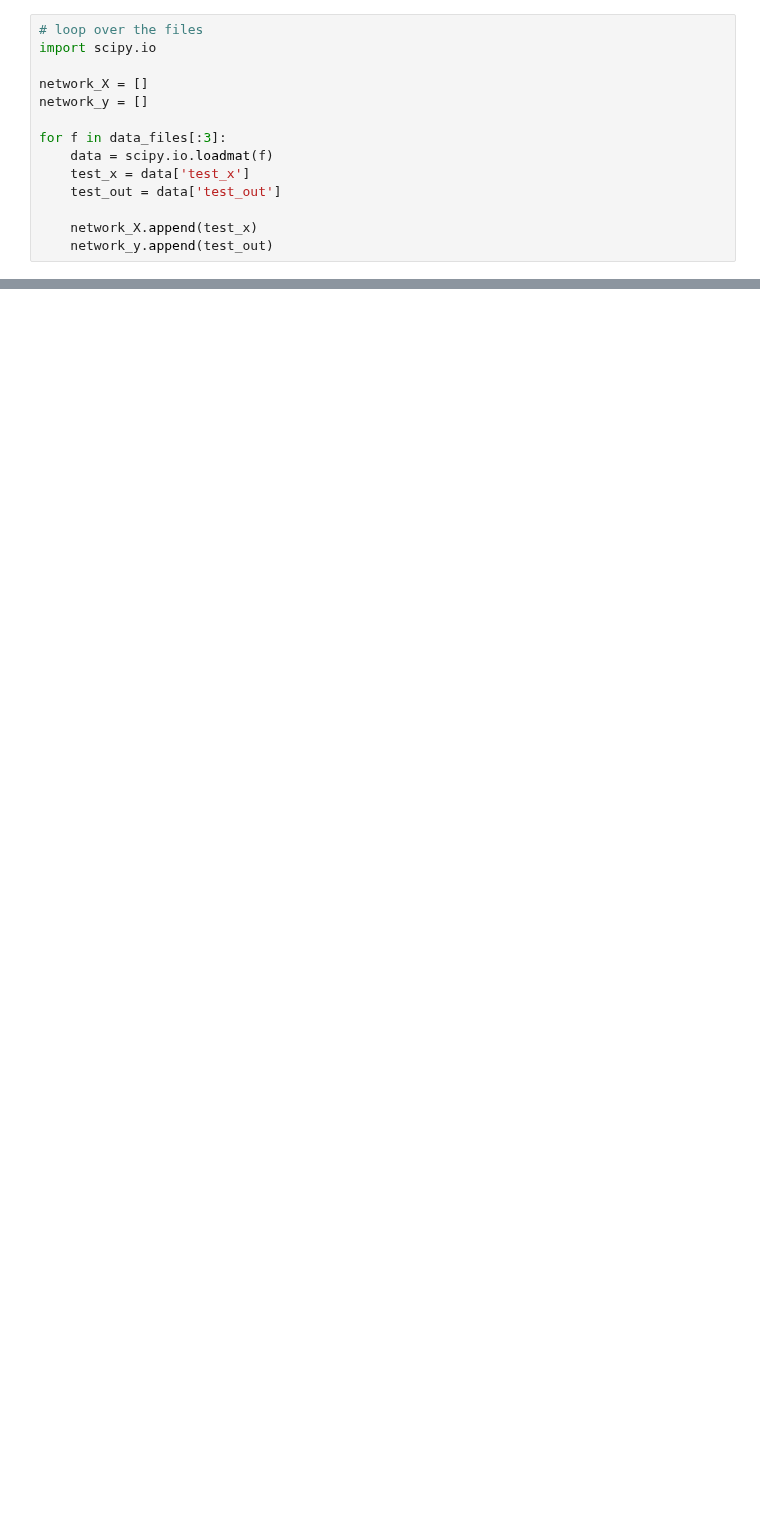
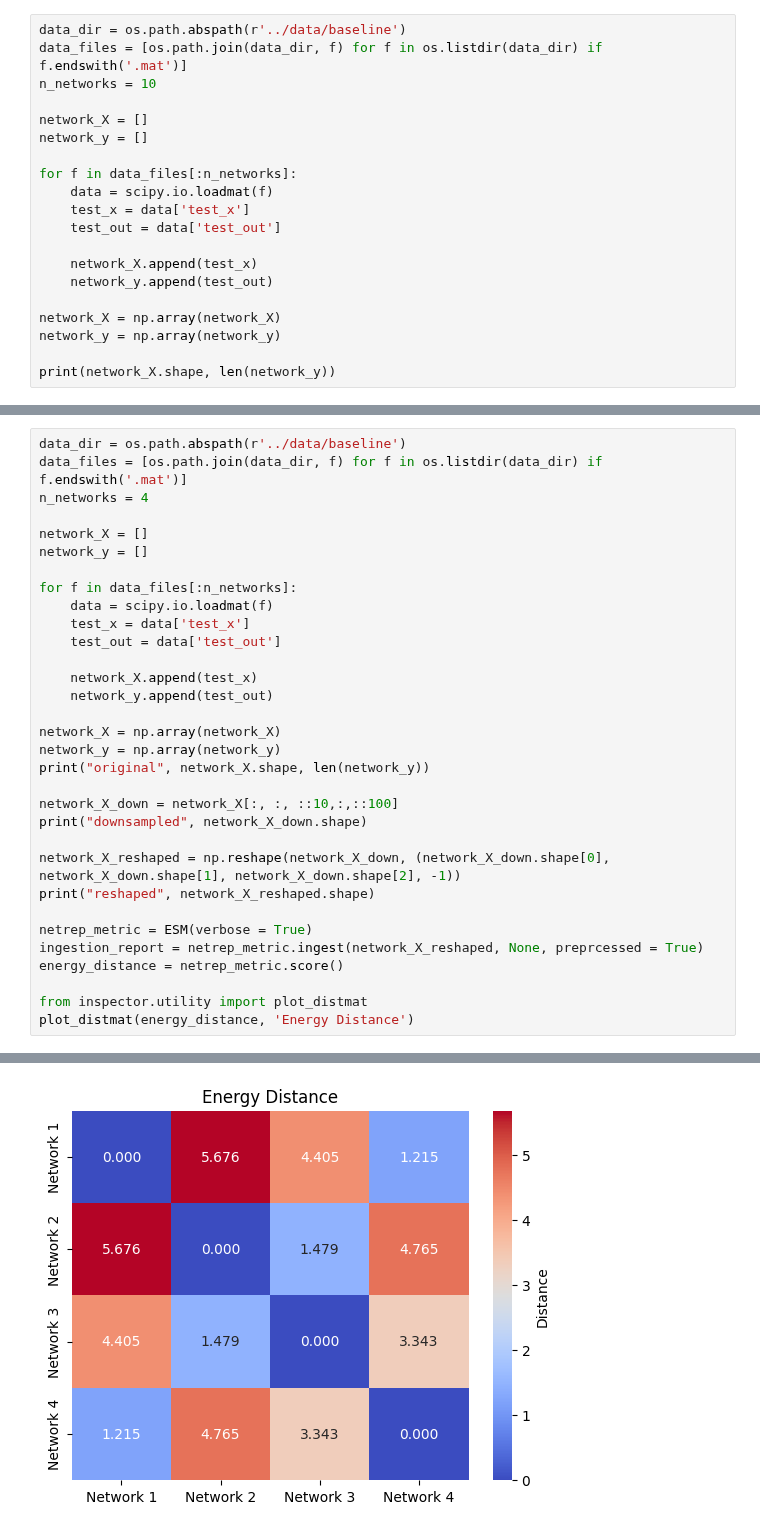
Before and after one commit to NuttidaLab/NeuralDecoder, a Jupyter notebook: notebooks/baseline_flattened_downsampled.ipynb, the cells around one changed output, grey strips where cells are left out. Cells and saved outputs as stored; diff of their text form; blank space fills up the shorter version.

Commit message:
downsample exploration

```diff
--- a/notebooks/baseline_flattened_downsampled.ipynb
+++ b/notebooks/baseline_flattened_downsampled.ipynb
@@ -13,14 +9,20 @@ flattens = 10
 # %%
-# loop over the files
-import scipy.io
+data_dir = os.path.abspath(r'../data/baseline')
+data_files = [os.path.join(data_dir, f) for f in os.listdir(data_dir) if f.endswith('.mat')]
+n_networks = 10
 
 network_X = []
 network_y = []
 
-for f in data_files[:3]:
+for f in data_files[:n_networks]:
     data = scipy.io.loadmat(f)
     test_x = data['test_x']
     test_out = data['test_out']
 
     network_X.append(test_x)
     network_y.append(test_out)
+
+network_X = np.array(network_X)
+network_y = np.array(network_y)
+
+print(network_X.shape, len(network_y))
@@ -65,0 +63,33 @@ energy_distance = netrep_metric.score()
+# %%
+data_dir = os.path.abspath(r'../data/baseline')
+data_files = [os.path.join(data_dir, f) for f in os.listdir(data_dir) if f.endswith('.mat')]
+n_networks = 4
+
+network_X = []
+network_y = []
+
+for f in data_files[:n_networks]:
+    data = scipy.io.loadmat(f)
+    test_x = data['test_x']
+    test_out = data['test_out']
+
+    network_X.append(test_x)
+    network_y.append(test_out)
+
+network_X = np.array(network_X)
+network_y = np.array(network_y)
+print("original", network_X.shape, len(network_y))
+
+network_X_down = network_X[:, :, ::10,:,::100]
+print("downsampled", network_X_down.shape)
+
+network_X_reshaped = np.reshape(network_X_down, (network_X_down.shape[0], network_X_down.shape[1], network_X_down.shape[2], -1))
+print("reshaped", network_X_reshaped.shape)
+
+netrep_metric = ESM(verbose = True)
+ingestion_report = netrep_metric.ingest(network_X_reshaped, None, preprcessed = True)
+energy_distance = netrep_metric.score()
+
+from inspector.utility import plot_distmat
+plot_distmat(energy_distance, 'Energy Distance')
+# %% [output]
@@ -65,0 +99 @@ energy_distance = netrep_metric.score()
+[figure, added]
```
Also changed, not shown: parts of 28 cells of this notebook.
